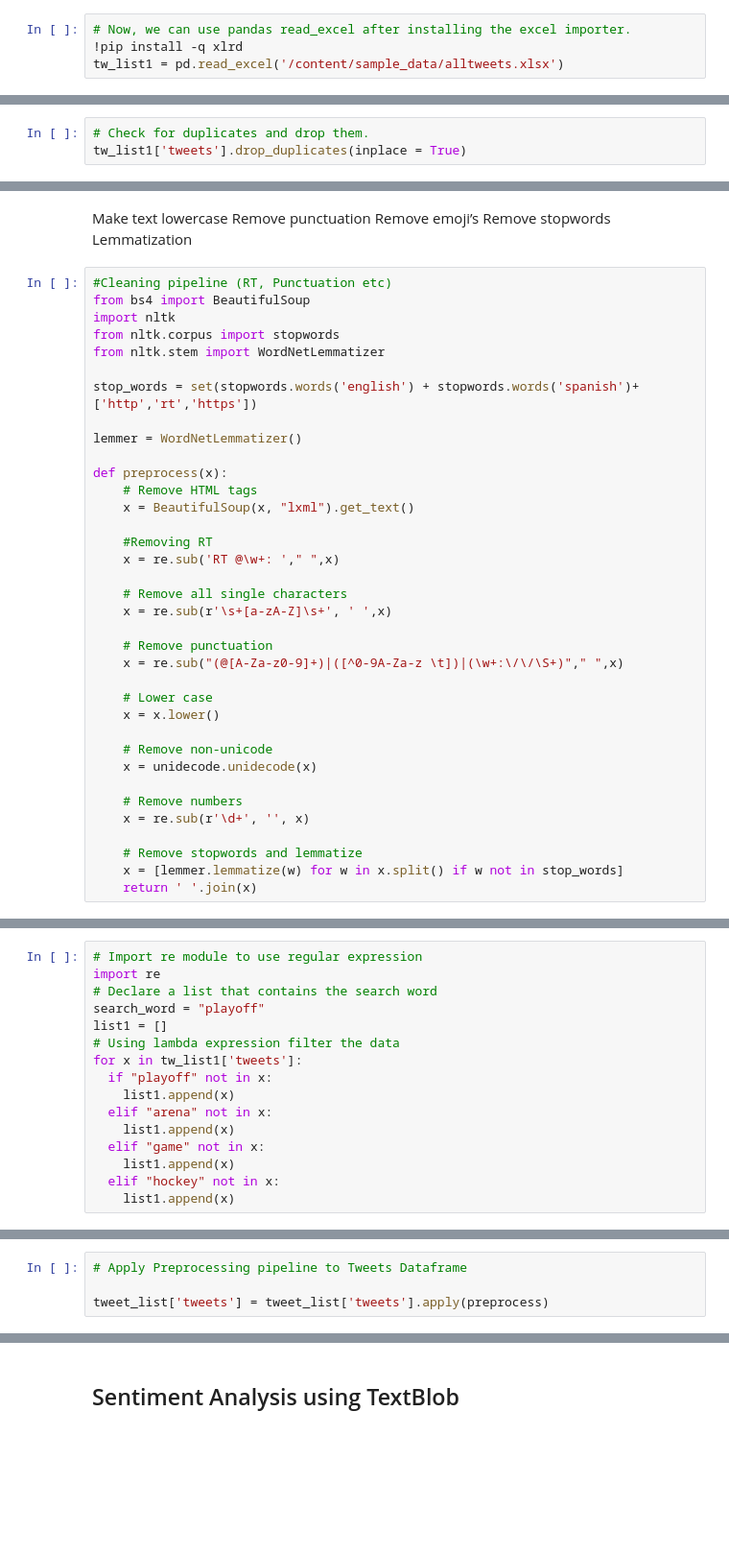
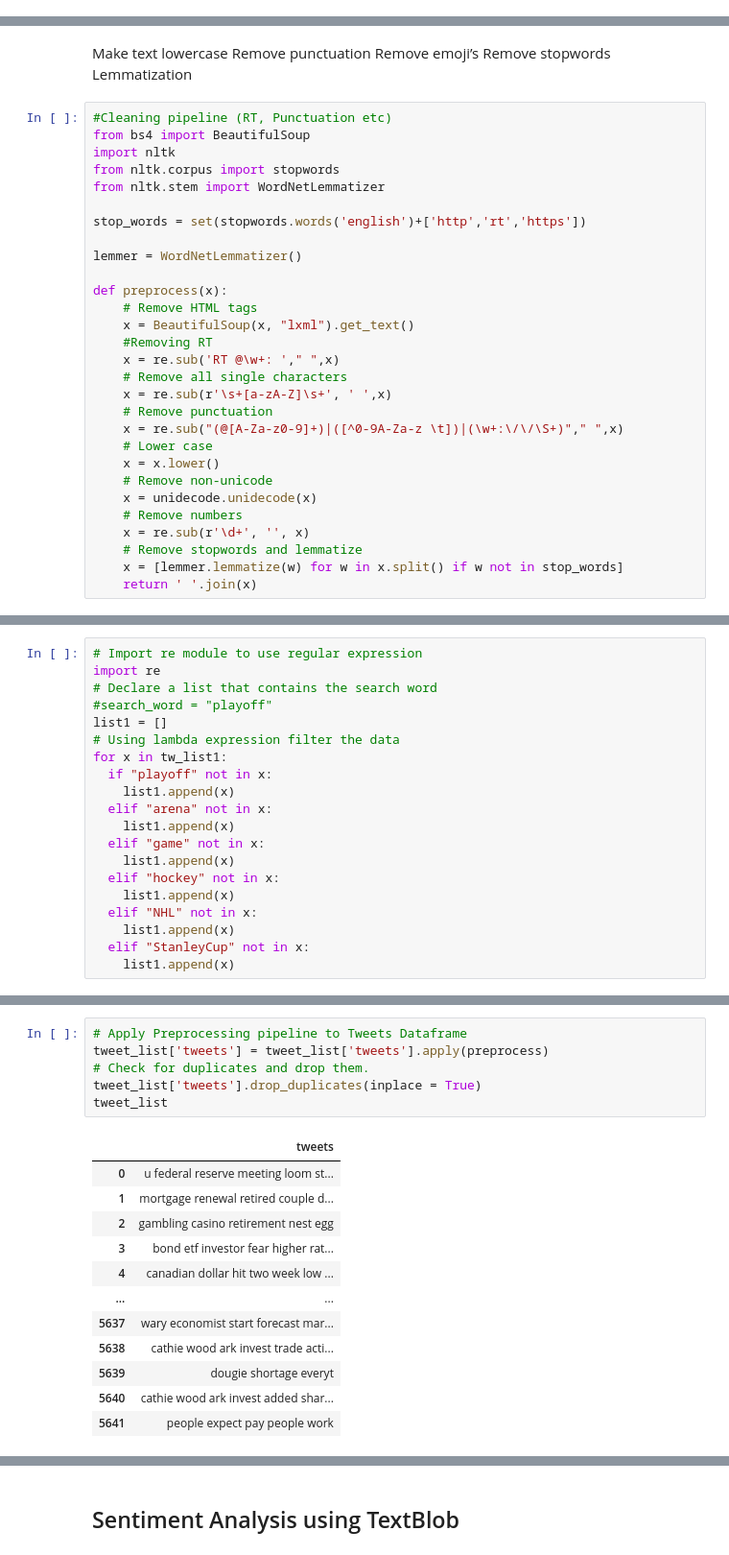
Before and after one commit to pranav-kaushal/NLP-Project-Sentiment-Analysis, a Jupyter notebook: Twitter_sentiment_analysis.ipynb, the cells around one changed output, grey strips where cells are left out. Shown at 96% size. Saved outputs shown, nothing was run; the diff lists cells and outputs as text; blank space fills up the shorter version.

```diff
--- a/Twitter_sentiment_analysis.ipynb
+++ b/Twitter_sentiment_analysis.ipynb
@@ -188,4 +176,0 @@ tw_list1 = tw_list.copy()
-# %%
-# Now, we can use pandas read_excel after installing the excel importer.
-!pip install -q xlrd
-tw_list1 = pd.read_excel('/content/sample_data/alltweets.xlsx')
@@ -210,3 +178,0 @@ tw_list1
-# %%
-# Check for duplicates and drop them.
-tw_list1['tweets'].drop_duplicates(inplace = True)
@@ -228,32 +189,25 @@ import nltk
 from nltk.corpus import stopwords
 from nltk.stem import WordNetLemmatizer
 
-stop_words = set(stopwords.words('english') + stopwords.words('spanish')+['http','rt','https'])
+stop_words = set(stopwords.words('english')+['http','rt','https'])
 
 lemmer = WordNetLemmatizer()
 
 def preprocess(x):
     # Remove HTML tags
     x = BeautifulSoup(x, "lxml").get_text()
-
     #Removing RT
     x = re.sub('RT @\w+: '," ",x)
-
     # Remove all single characters
     x = re.sub(r'\s+[a-zA-Z]\s+', ' ',x)
-
     # Remove punctuation
     x = re.sub("(@[A-Za-z0-9]+)|([^0-9A-Za-z \t])|(\w+:\/\/\S+)"," ",x)
-
     # Lower case
     x = x.lower()
-
     # Remove non-unicode
     x = unidecode.unidecode(x)
-
     # Remove numbers
     x = re.sub(r'\d+', '', x)
-
     # Remove stopwords and lemmatize
     x = [lemmer.lemmatize(w) for w in x.split() if w not in stop_words]
     return ' '.join(x)
@@ -269,10 +220,10 @@ tw_list2 = tw_list1.values.tolist()
 # Import re module to use regular expression
 import re
 # Declare a list that contains the search word
-search_word = "playoff"
+#search_word = "playoff"
 list1 = []
 # Using lambda expression filter the data
-for x in tw_list1['tweets']:
+for x in tw_list1:
   if "playoff" not in x:
     list1.append(x)
   elif "arena" not in x:
@@ -281,3 +232,7 @@ for x in tw_list1['tweets']:
     list1.append(x)
   elif "hockey" not in x:
     list1.append(x)
+  elif "NHL" not in x:
+    list1.append(x)
+  elif "StanleyCup" not in x:
+    list1.append(x)
@@ -317,4 +250,19 @@ tweet_list.columns=['tweets']
 # %%
 # Apply Preprocessing pipeline to Tweets Dataframe
-
 tweet_list['tweets'] = tweet_list['tweets'].apply(preprocess)
+# Check for duplicates and drop them.
+tweet_list['tweets'].drop_duplicates(inplace = True)
+tweet_list
+# %% [output]
+|  | tweets |
+| 0 | u federal reserve meeting loom st... |
+| 1 | mortgage renewal retired couple d... |
+| 2 | gambling casino retirement nest egg |
+| 3 | bond etf investor fear higher rat... |
+| 4 | canadian dollar hit two week low ... |
+| ... | ... |
+| 5637 | wary economist start forecast mar... |
+| 5638 | cathie wood ark invest trade acti... |
+| 5639 | dougie shortage everyt |
+| 5640 | cathie wood ark invest added shar... |
+| 5641 | people expect pay people work |
```
Also changed, not shown: parts of 54 cells of this notebook.
